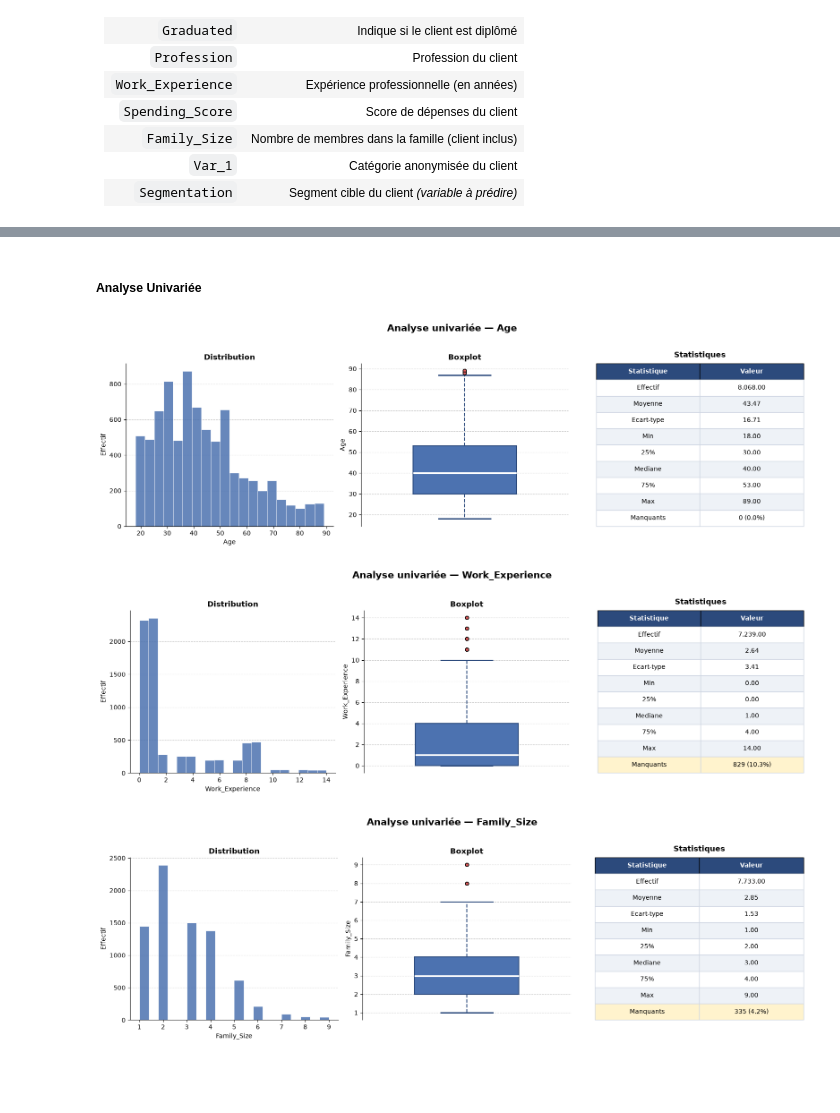
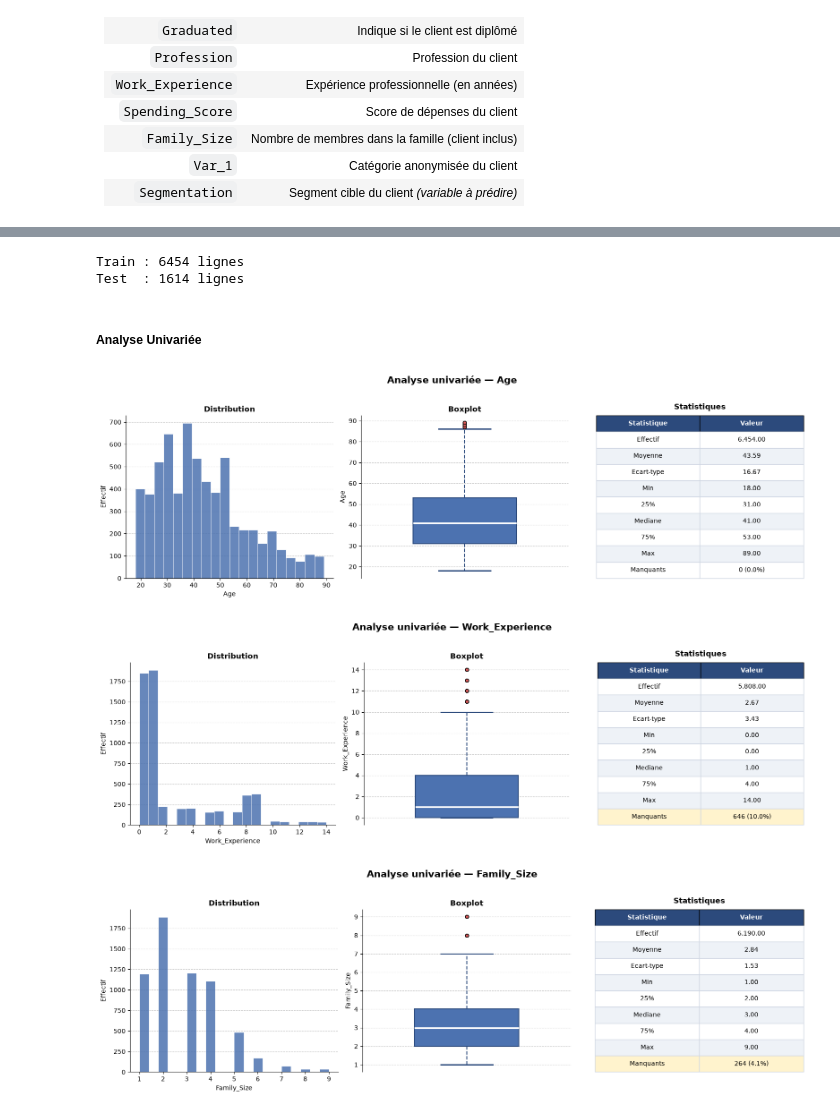
Before and after one commit to JOREL531/projet_JAKALA, a Jupyter notebook: code/exploration.ipynb, the cells around one changed output, grey strips where cells are left out. Saved outputs shown, nothing was run; the diff lists cells and outputs as text; code cells hidden in the pictures; blank space fills up the shorter version.

```diff
--- a/code/exploration.ipynb
+++ b/code/exploration.ipynb
@@ -10,6 +14,6 @@ import warnings
 # %%
 # Importation du dataset d'entrainement
-train = pd.read_csv("../data/Train.csv")
+df = pd.read_csv("../data/Train.csv")
 # %% [markdown]
 Description des variables
 
@@ -52,3 +57,17 @@ None
+# %%
+# Split Train Test
+
+X = df.drop('Segmentation', axis=1)
+y = df['Segmentation']
+
+X_train, X_test, y_train, y_test = train_test_split(X, y, test_size=0.2,
+                                                      stratify=y, random_state=42)
+
+print(f"Train : {X_train.shape[0]} lignes")
+print(f"Test  : {X_test.shape[0]} lignes")
+# %% [output]
+Train : 6454 lignes
+Test  : 1614 lignes
 # %%
 num_vars = ['Age', 'Work_Experience', 'Family_Size']
 cat_vars = ['Gender', 'Ever_Married', 'Graduated', 'Profession', 'Spending_Score', 'Var_1']
@@ -69,7 +88,7 @@ for col in num_vars:
 
     # --- Histogramme ---
     ax = axes[0]
-    ax.hist(train[col].dropna(), bins=20, color=color_main,
+    ax.hist(X_train[col].dropna(), bins=20, color=color_main,
             edgecolor='white', linewidth=0.7, alpha=0.85)
 
     ax.set_title('Distribution', fontsize=12, fontweight='bold')
@@ -81,7 +100,7 @@ for col in num_vars:
 
     # --- Boxplot ---
     ax = axes[1]
-    bp = ax.boxplot(train[col].dropna(), patch_artist=True, orientation='vertical',
+    bp = ax.boxplot(X_train[col].dropna(), patch_artist=True, orientation='vertical',
                     widths=0.5,
                     boxprops=dict(facecolor=color_main, color=color_dark, linewidth=1.5),
                     medianprops=dict(color='white', linewidth=2.5),
@@ -101,9 +120,9 @@ for col in num_vars:
     ax = axes[2]
     ax.axis('off')
 
-    stats = train[col].describe().round(2)
-    missing = train[col].isnull().sum()
-    missing_pct = train[col].isnull().mean() * 100
+    stats = X_train[col].describe().round(2)
+    missing = X_train[col].isnull().sum()
+    missing_pct = X_train[col].isnull().mean() * 100
 
     labels = {
         'count': 'Effectif', 'mean': 'Moyenne', 'std': 'Ecart-type',
@@ -114,33 +133,33 @@ for col in num_vars:
     table_data = [[labels.get(k, k), f"{v:,.2f}"] for k, v in stats.items()]
     table_data.append(['Manquants', f"{missing} ({missing_pct:.1f}%)"])
 
     table = ax.table(
         cellText=table_data,
         colLabels=['Statistique', 'Valeur'],
         loc='center', cellLoc='center',
         bbox=[0, 0, 1, 1]
     )
     table.auto_set_font_size(False)
     table.set_fontsize(10)
 
     for j in range(2):
         table[0, j].set_facecolor(color_dark)
         table[0, j].set_text_props(color='white', fontweight='bold')
 
     for i in range(1, len(table_data) + 1):
         for j in range(2):
             table[i, j].set_facecolor('#eef2f7' if i % 2 == 0 else 'white')
             table[i, j].set_edgecolor('#d0d7e3')
 
     if missing > 0:
         for j in range(2):
             table[len(table_data), j].set_facecolor('#fff3cd')
 
     ax.set_title('Statistiques', fontsize=12, fontweight='bold', pad=10)
 
     plt.tight_layout()
     plt.show()
 # %% [output]
-[figure, old version]
+[figure, new version]
-[figure, old version]
+[figure, new version]
-[figure, old version]
+[figure, new version]
```
Also changed, not shown: parts of 18 cells of this notebook, 2 other files.
